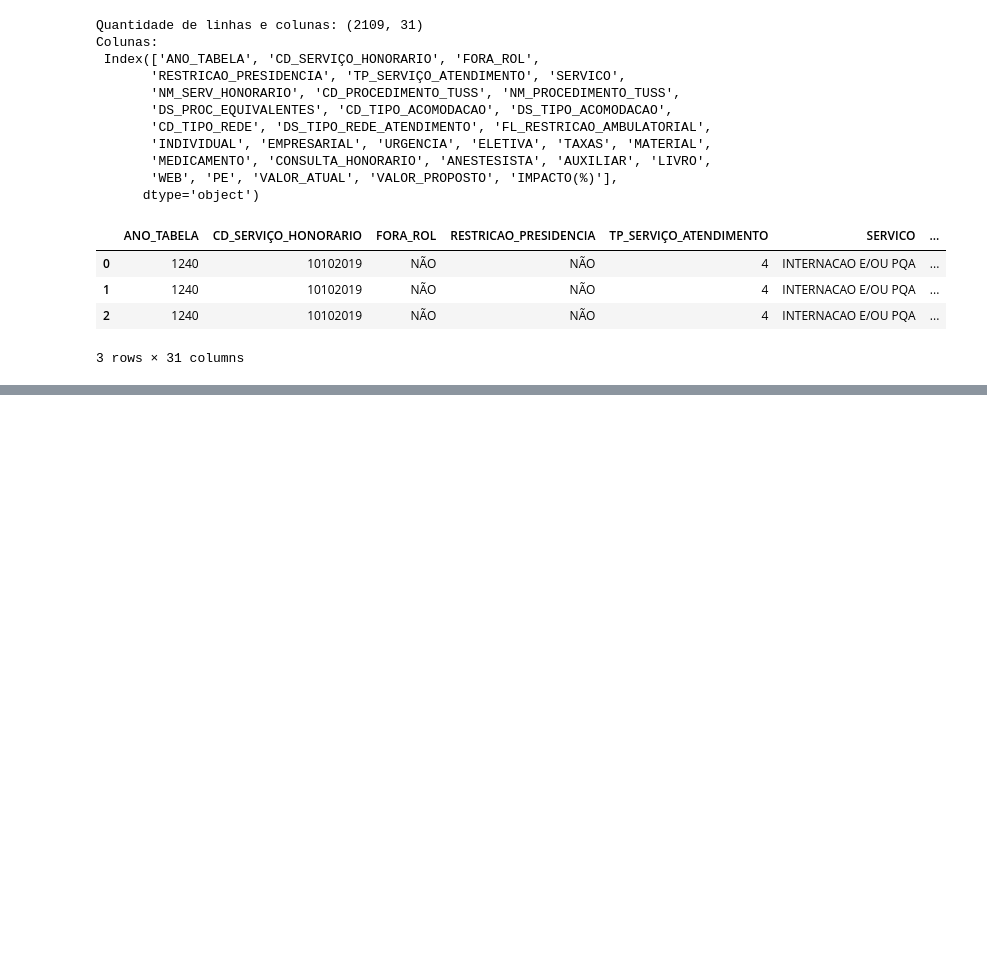
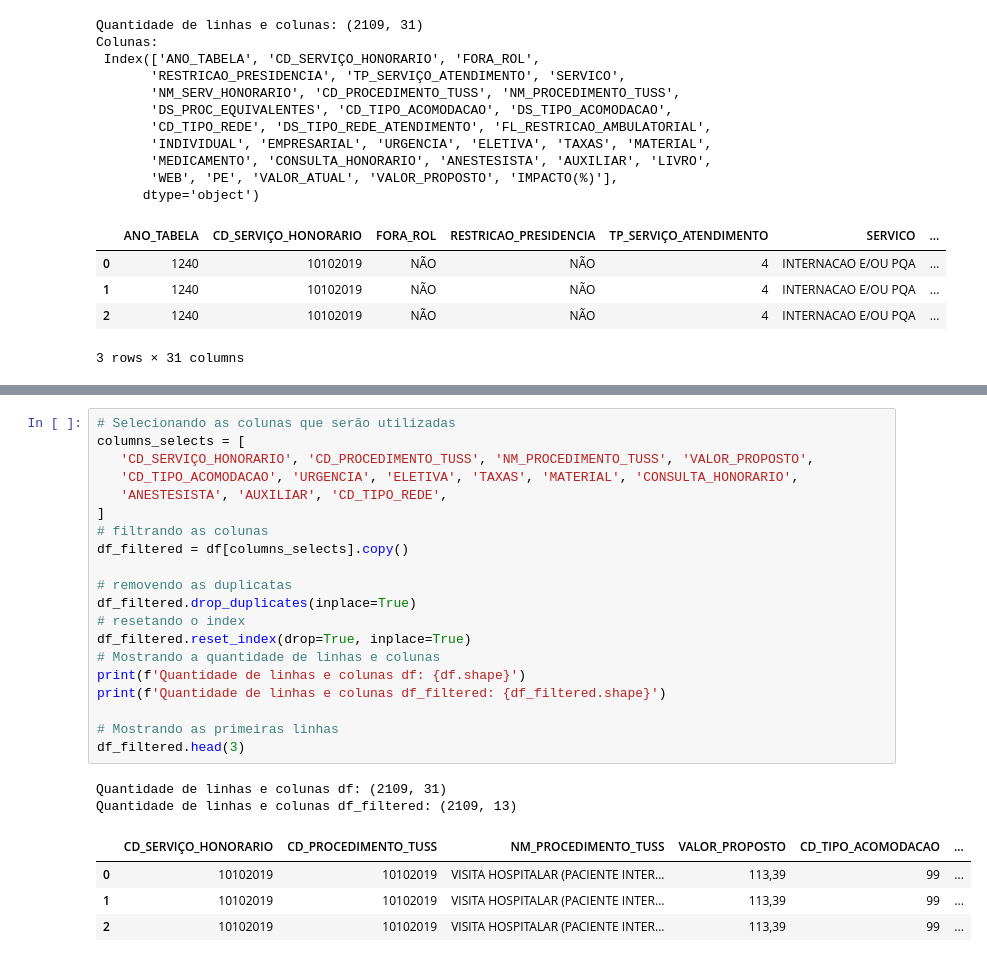
Before and after one commit to Jefferson170713/Project_HapDoc, a Jupyter notebook: script_teste.ipynb, the cells around one changed output, grey strips where cells are left out. Drawn from its saved outputs; the diff is of its cells as text; blank space fills up the shorter version.

```diff
--- a/script_teste.ipynb
+++ b/script_teste.ipynb
@@ -35,0 +51,27 @@ Colunas:
+# %%
+# Selecionando as colunas que serão utilizadas
+columns_selects = [
+   'CD_SERVIÇO_HONORARIO', 'CD_PROCEDIMENTO_TUSS', 'NM_PROCEDIMENTO_TUSS', 'VALOR_PROPOSTO',
+   'CD_TIPO_ACOMODACAO', 'URGENCIA', 'ELETIVA', 'TAXAS', 'MATERIAL', 'CONSULTA_HONORARIO',
+   'ANESTESISTA', 'AUXILIAR', 'CD_TIPO_REDE',
+]
+# filtrando as colunas
+df_filtered = df[columns_selects].copy()
+
+# removendo as duplicatas
+df_filtered.drop_duplicates(inplace=True)
+# resetando o index
+df_filtered.reset_index(drop=True, inplace=True)
+# Mostrando a quantidade de linhas e colunas
+print(f'Quantidade de linhas e colunas df: {df.shape}')
+print(f'Quantidade de linhas e colunas df_filtered: {df_filtered.shape}')
+
+# Mostrando as primeiras linhas
+df_filtered.head(3)
+# %% [output]
+Quantidade de linhas e colunas df: (2109, 31)
+Quantidade de linhas e colunas df_filtered: (2109, 13)
+|  | CD_SERVIÇO_HONORARIO | CD_PROCEDIMENTO_TUSS | NM_PROCEDIMENTO_TUSS | VALOR_PROPOSTO | CD_TIPO_ACOMODACAO | ... |
+| 0 | 10102019 | 10102019 | VISITA HOSPITALAR (PACIENTE INTER... | 113,39 | 99 | ... |
+| 1 | 10102019 | 10102019 | VISITA HOSPITALAR (PACIENTE INTER... | 113,39 | 99 | ... |
+| 2 | 10102019 | 10102019 | VISITA HOSPITALAR (PACIENTE INTER... | 113,39 | 99 | ... |
```
Also changed, not shown: parts of 11 cells of this notebook, 1 other file.
